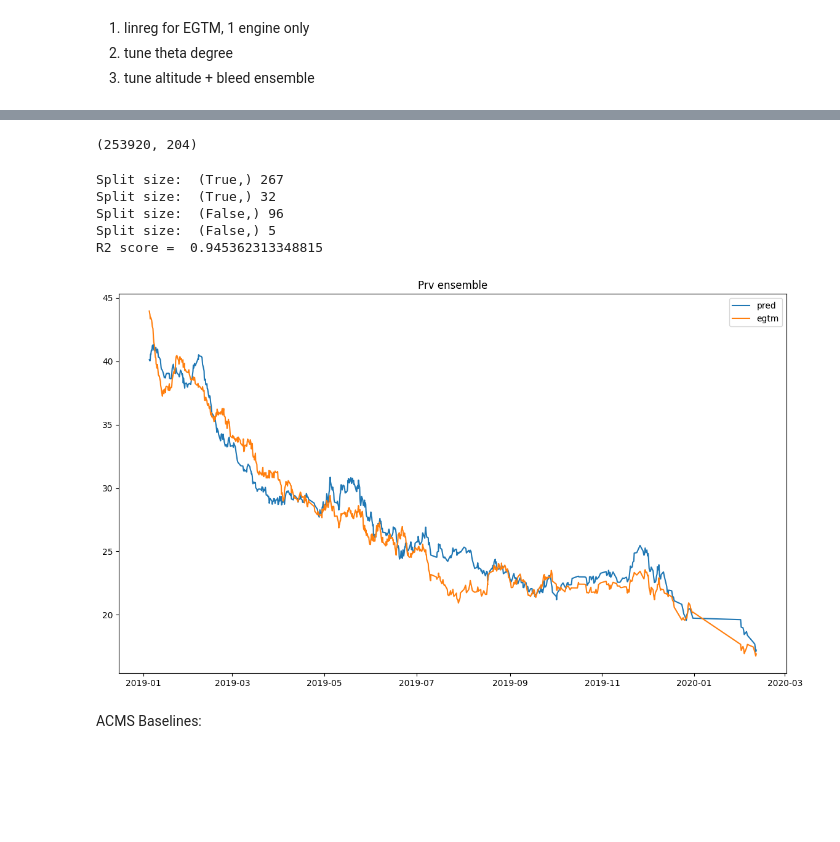
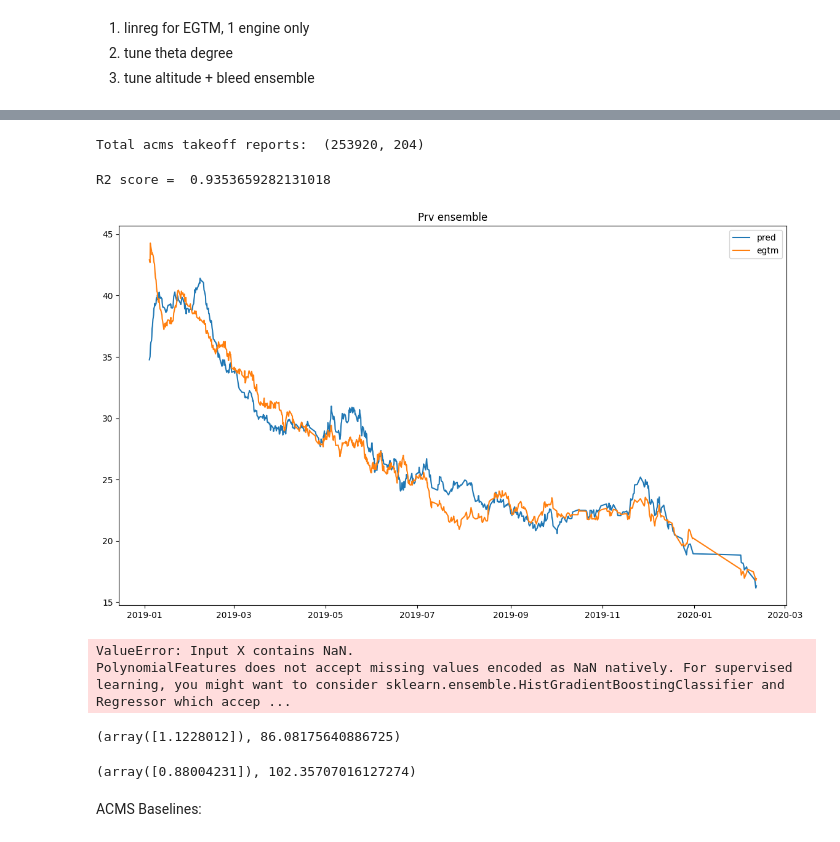
Before and after one commit to skeptlk/ecm, a Jupyter notebook: ex14_finetuning.ipynb, the cells around one changed output, grey strips where cells are left out. Drawn from its saved outputs; the diff is of its cells as text; code cells hidden in the pictures; blank space fills up the shorter version.

Commit message:
Adjust regressor model for multiple engines

```diff
--- a/ex14_finetuning.ipynb
+++ b/ex14_finetuning.ipynb
@@ -9,6 +9,11 @@ bdu_all = pd.read_csv('./takeoff-merged-VQ-BDU-30s.csv', parse_dates=['reportts'
   .query('pos == 2')
 
 bgu_all = pd.read_csv('./takeoff-merged-VQ-BGU-30s.csv', parse_dates=['reportts']) \
-  .query('pos == 2 and reportts >= "2019-01-05"')
+  .query('pos == 2 and reportts >= "2019-01-04"')
 
-neo_all = pd.read_csv('./data/takeoff-merged-all-neo.csv', parse_dates=['reportts'])
+neo_all = pd.read_csv('./data/takeoff-merged-all-neo.csv', parse_dates=['reportts'], low_memory=False)
+# %%
+grouped = neo_all.groupby(['acnum', 'pos'])
+
+for group_name, group_df in grouped:
+    print("Group:", group_name, group_df.shape)
@@ -19,9 +40,9 @@ acms_full = pd.read_csv(
   low_memory=False
 ).sort_values('reportts', ignore_index=True)
 
-acms_full.shape
+print("Total acms takeoff reports: ", acms_full.shape)
 # %% [output]
-(253920, 204)
+Total acms takeoff reports:  (253920, 204)
 # %%
 alpha = 0.5
 alpha_2 = 0.884
@@ -164,43 +201,90 @@ class EGTMarginRegressor(BaseEstimator, RegressorMixin):
+# %%
+def take_early_cycles(X, n_start = 0, n_end = 100):
+  res = []
+  grouped = X.groupby(['acnum', 'pos'])
+
+  for _, group in grouped:
+    res.append(group[n_start:n_end])
+
+  return pd.concat(res)
 # %%
 x_param='n1a_peak'
 y_param='egt_peak'
 theta_param='t2_peak'
 
 model = EGTMarginRegressor(
   bleed_config=['prv'],
   alt_config=[(0, 3400), (3400, 20_000)],
   x_param=x_param,
   y_param=y_param,
   theta_param=theta_param
 )
 
 bdu = bdu_all.query(f"{x_param} > 0 and {y_param} > 0 and {theta_param} > -100 and egtm > -100").copy()
 bgu = bgu_all.query(f"{x_param} > 0 and {y_param} > 0 and {theta_param} > -100 and egtm > -100").copy()
 
-train = bgu[0:400]
+train = take_early_cycles(bgu, 0, 400)
 X = train.drop(columns=['egtm'])
 y = train['egtm']
 
 model.fit(X, y)
 
 pred = model.predict(bgu)
 
 print("R2 score = ", model.score(bgu, bgu['egtm']))
 
 plt.figure(figsize=(14, 8))
 plt.title(f'Prv ensemble')
 # plt.scatter(bgu['reportts'], smooth(pred['pred'], 0.05), c=bgu['egt'], cmap='cool', s=2)
-plt.plot(bgu['reportts'], smooth(pred['pred'], 0.05))
+plt.plot(bgu['reportts'], smooth(pred, 0.05))
 plt.plot(bgu['reportts'], bgu['egtm'])
 plt.legend(['pred', 'egtm'])
 plt.show()
 # %% [output]
-Split size:  (True,) 267
-Split size:  (True,) 32
-Split size:  (False,) 96
-Split size:  (False,) 5
-R2 score =  0.945362313348815
+R2 score =  0.9353659282131018
-[figure, old version]
+[figure, new version]
+# %%
+model = EGTMarginRegressor(
+  bleed_config=['prv'],
+  # alt_config=[(0, 3400), (3400, 20_000)],
+  x_param=x_param,
+  y_param=y_param,
+  theta_param=theta_param
+)
+
+neo = neo_all.query(f"{x_param} > 0 and {y_param} > 0 and {theta_param} > -100 and egtm > -100").copy()
+
+train = take_early_cycles(neo, 0, 200)
+X = train.drop(columns=['egtm'])
+y = train['egtm']
+
+model.fit(X, y)
+
+print("R2 score = ", model.score(neo, neo['egtm']))
+
+neo_bcr = neo.query('acnum == "VQ-BRI" and pos == 2').copy()
+train_bcr = train.query('acnum == "VQ-BRI" and pos == 2').copy()
+pred = model.predict(neo_bcr)
+
+plt.figure(figsize=(14, 8))
+plt.title(f'Prv ensemble')
+plt.plot(neo_bcr['reportts'], smooth(pred, 0.05))
+plt.plot(neo_bcr['reportts'], neo_bcr['egtm'])
+plt.plot(train_bcr['reportts'], train_bcr['egtm'])
+plt.scatter(neo_bcr['reportts'], pred, s=1)
+plt.legend(['pred', 'egtm_test', 'egtm_train'])
+plt.show()
+# %% [output]
+ValueError: Input X contains NaN.
+PolynomialFeatures does not accept missing values encoded as NaN natively. For supervised learning, you might want to consider sklearn.ensemble.HistGradientBoostingClassifier and Regressor which accep ...
+# %%
+model.ensemble['VP-BWB_1'].coef_, model.ensemble['VP-BWB_1'].intercept_
+# %% [output]
+(array([1.1228012]), 86.08175640886725)
+# %%
+model.ensemble['VP-BWM_2'].coef_, model.ensemble['VP-BWM_2'].intercept_
+# %% [output]
+(array([0.88004231]), 102.35707016127274)
 # %% [markdown]
 ACMS Baselines:
 # %%
```
Also changed, not shown: parts of 3 cells of this notebook.
